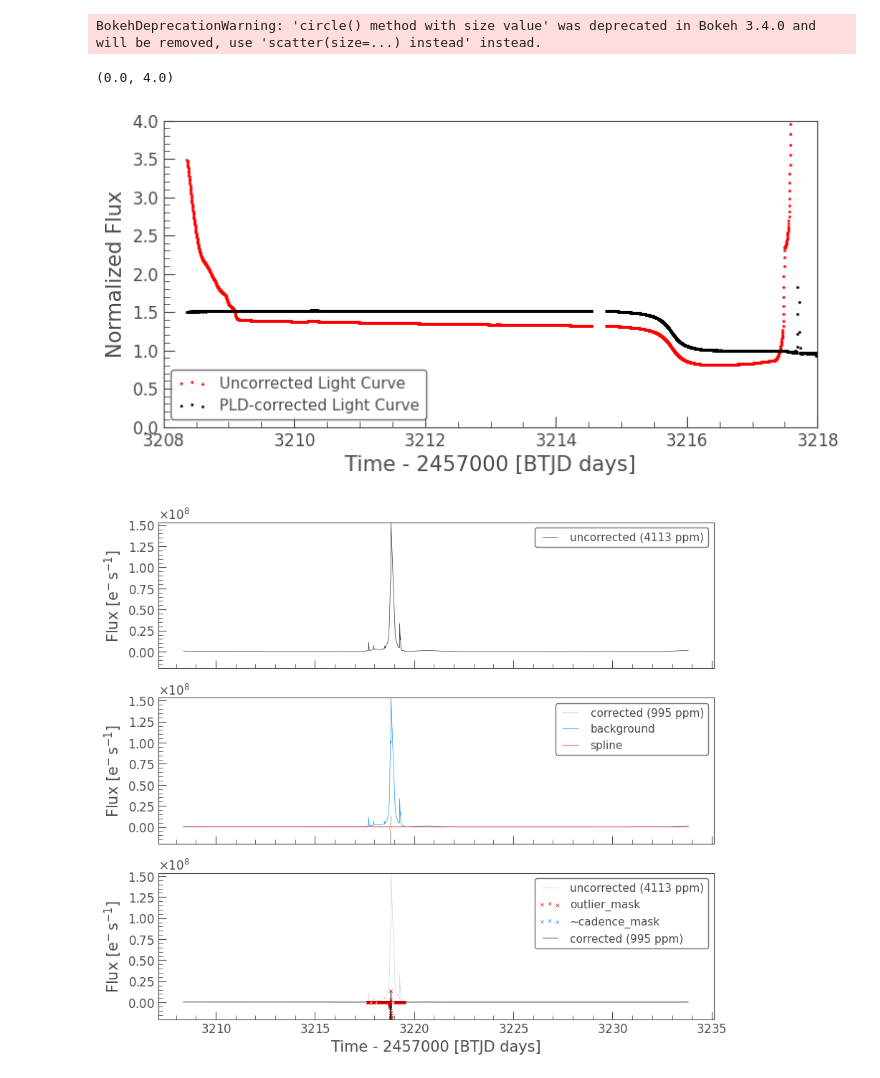
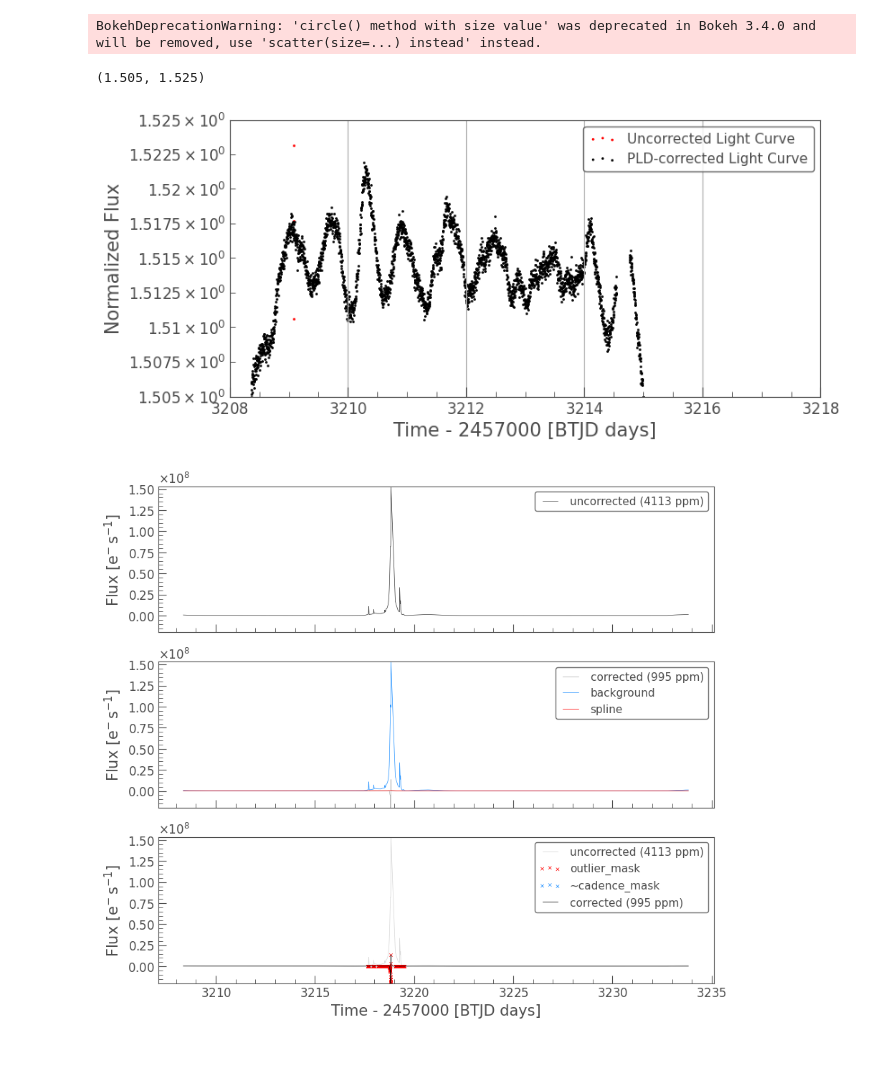
Before and after one commit to kenny-phan/tess-ice-giants, a Jupyter notebook: Lightcurves.ipynb, the cells around one changed output. Saved outputs shown, nothing was run; the diff lists cells and outputs as text; code cells hidden in the pictures.

```diff
--- a/Lightcurves.ipynb
+++ b/Lightcurves.ipynb
@@ -126,28 +126,29 @@ BokehDeprecationWarning: 'circle() method with size value' was deprecated in Bok
 # %%
 # PLD Correction
 
 #HOW TH DO YOU CONVERT BETWEEN LIGHTCURVES AND TPFS?
 
 #pld_lc = lk.read("C:/Users/ktp9/Documents/TESSNeptune24/Lightcurves/TESS_356.7, -2.795_custom-lc.fits")
 #pld_lc.plot();
 
 from lightkurve.correctors import PLDCorrector
 from matplotlib.pyplot import figure
 
 lower_pld = PLDCorrector(lower_tpf, aperture_mask = lower_aperture)
 lower_corrected = lower_pld.correct(background_aperture_mask = background_aperture)
 
 # Create and plot an uncorrected light curve using Simple Aperture Photometry
 lower_uncorrected = lower_tpf.to_lightcurve(aperture_mask = lower_aperture)
 ax = lower_uncorrected.normalize().scatter(color='red', label='Uncorrected Light Curve');
 # Plot the PLD-corrected light curve in black on top
 lower_corrected.normalize().remove_outliers().scatter(ax=ax, color='black', label='PLD-corrected Light Curve');
-#plt.yscale('log')
+plt.yscale('log')
+plt.grid()
 ax.set_xlim([3208, 3218])
-ax.set_ylim([0, 4])
+ax.set_ylim([1.505, 1.525])
 # %% [output]
-(0.0, 4.0)
+(1.505, 1.525)
-[figure, old version]
+[figure, new version]
 # %%
 lower_pld.diagnose();
 # %% [output]
```
Also changed, not shown: parts of 1 cell of this notebook.
